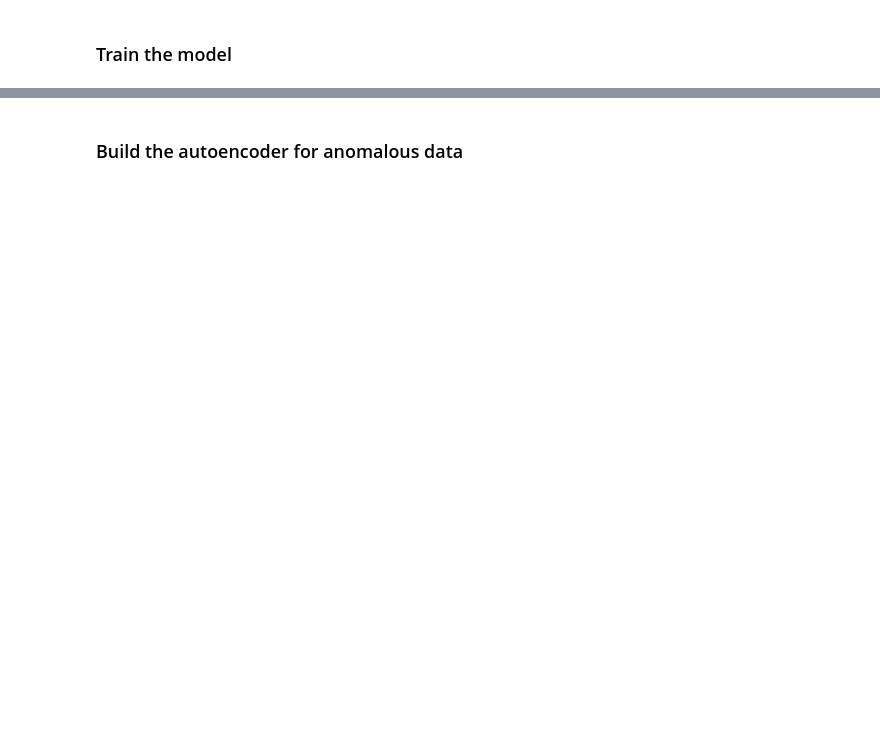
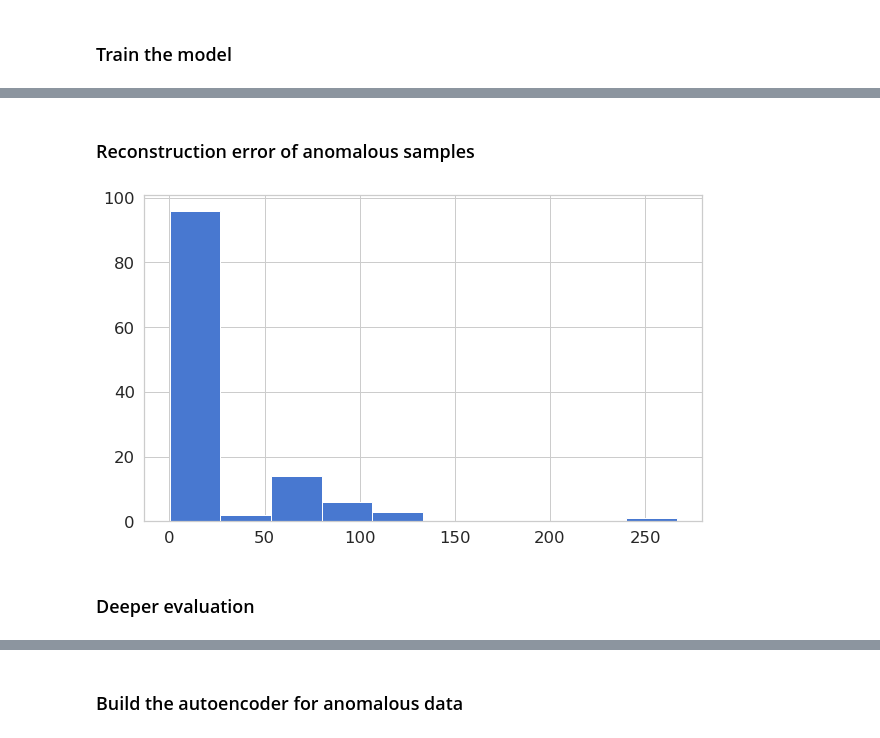
Before and after one commit to darrahts/deeplearning, a Jupyter notebook: ae_anomaly_detection.ipynb, the cells around one changed output, grey strips where cells are left out. Drawn from its saved outputs; the diff is of its cells as text; code cells hidden in the pictures; blank space fills up the shorter version.

```diff
--- a/ae_anomaly_detection.ipynb
+++ b/ae_anomaly_detection.ipynb
@@ -152,0 +203,10 @@ autoencoder = load_model('model.h5')
+# %% [markdown]
+### Reconstruction error of anomalous samples
+# %%
+anomalous_df = err_df[(err_df['true_class']==1)]
+plt.hist(anomalous_df.reconstruction_error.values)
+plt.show()
+# %% [output]
+[figure, added]
+# %% [markdown]
+### Deeper evaluation
```
Also changed, not shown: parts of 50 cells of this notebook.
